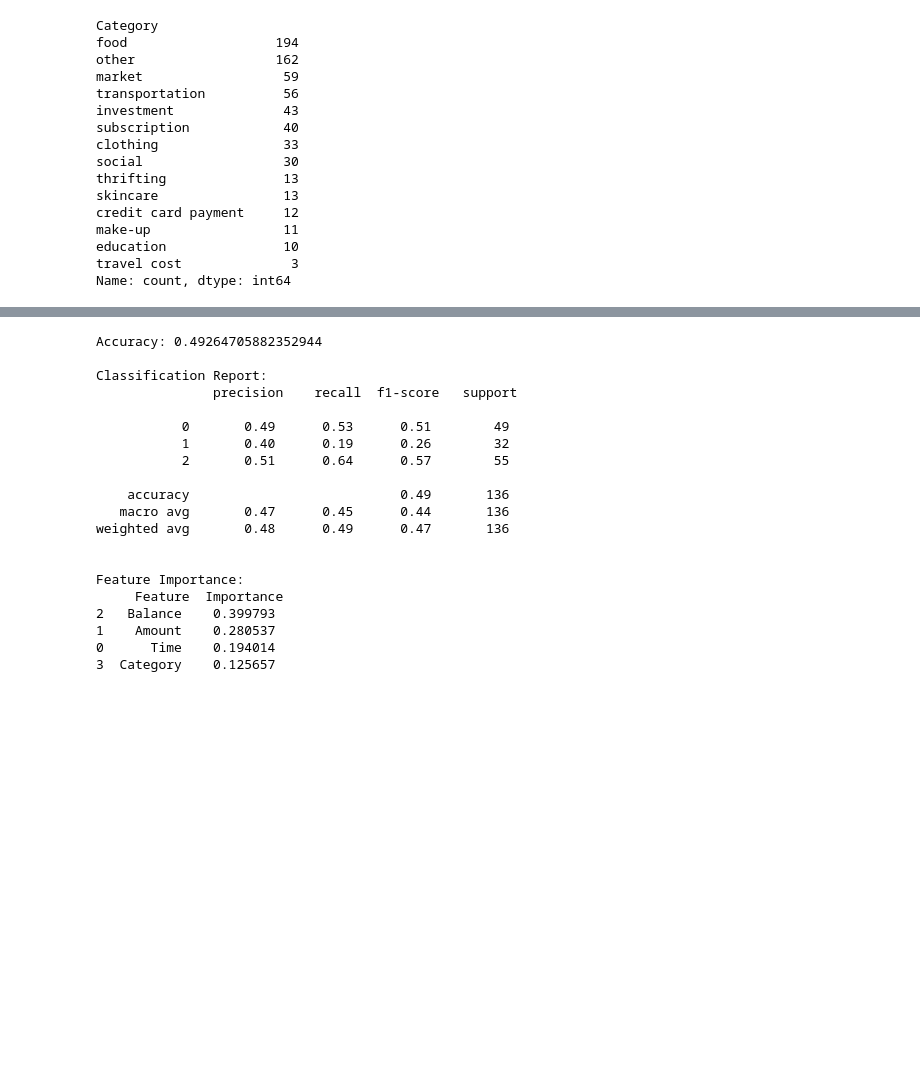
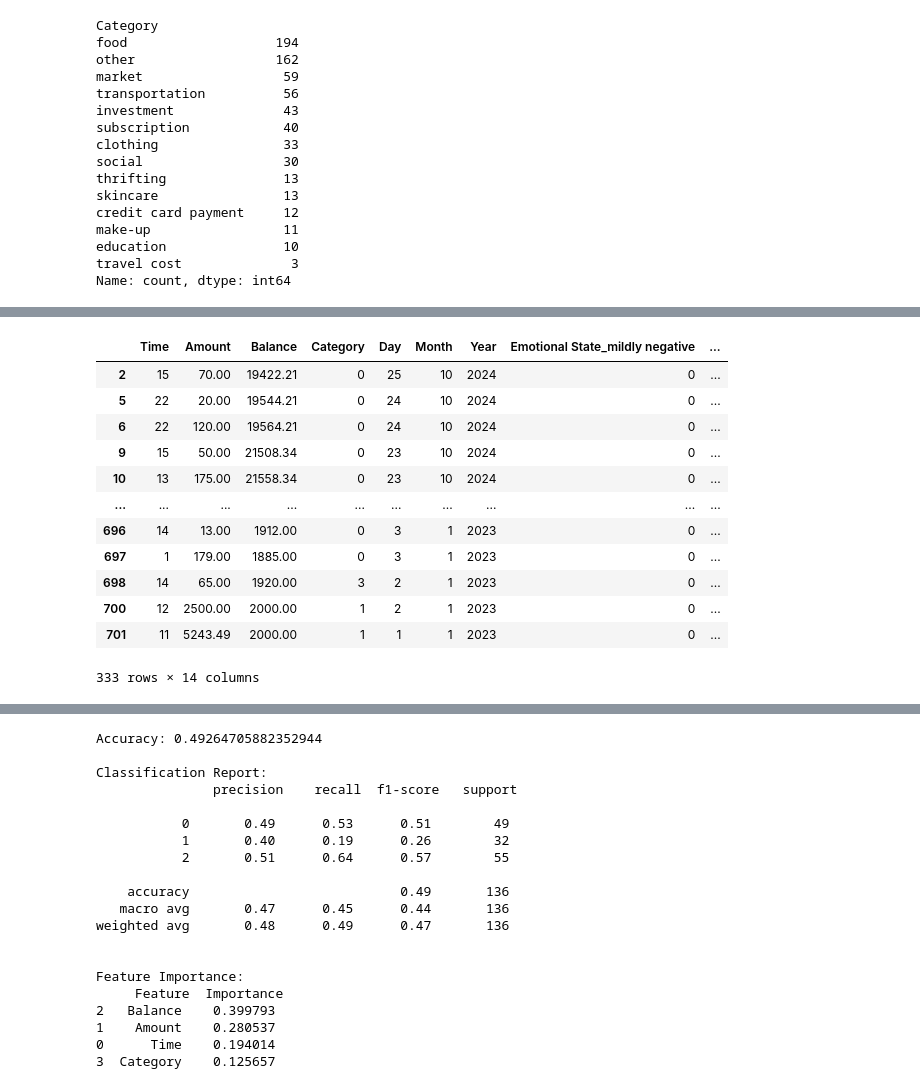
Before and after one commit to sudentrs/DSA210-Data-Science-Term-Project, a Jupyter notebook: ml.ipynb, the cells around one changed output, grey strips where cells are left out. Cells and saved outputs as stored; diff of their text form; code cells hidden in the pictures; blank space fills up the shorter version.

```diff
--- a/ml.ipynb
+++ b/ml.ipynb
@@ -127,0 +123,28 @@ df['Category'] = le.fit_transform(df['Category'])
+# %%
+df['Amount'] = df['Amount'].abs()  # Absolute value for Amount
+df['Time'] = df['Time'].astype(int)  # Ensure Time is an integer representing the hour
+df['Day'] = df['Day'].astype(int)  # Ensure Day is an integer
+df['Month'] = df['Month'].astype(int)  # Ensure Month is an integer
+df['Year'] = df['Year'].astype(int)  # Ensure Year is an integer
+df['Emotional State_mildly negative'] = df['Emotional State_mildly negative'].astype(int)  # Ensure Emotional State is an integer
+df['Emotional State_mildly positive'] = df['Emotional State_mildly positive'].astype(int)  # Ensure Emotional State is an integer
+df['Emotional State_negative'] = df['Emotional State_negative'].astype(int)  # Ensure Emotional State is an integer
+df['Emotional State_neutral'] = df['Emotional State_neutral'].astype(int)  # Ensure Emotional State is an integer
+df['Emotional State_positive'] = df['Emotional State_positive'].astype(int)  # Ensure Emotional State is an integer
+df['Emotional State_strong negative'] = df['Emotional State_strong negative'].astype(int)  # Ensure Emotional State is an integer
+df['Emotional State_strong positive'] = df['Emotional State_strong positive'].astype(int)  # Ensure Emotional State is an integer
+df
+# %% [output]
+|  | Time | Amount | Balance | Category | Day | Month | Year | Emotional State_mildly negative | ... |
+| 2 | 15 | 70.00 | 19422.21 | 0 | 25 | 10 | 2024 | 0 | ... |
+| 5 | 22 | 20.00 | 19544.21 | 0 | 24 | 10 | 2024 | 0 | ... |
+| 6 | 22 | 120.00 | 19564.21 | 0 | 24 | 10 | 2024 | 0 | ... |
+| 9 | 15 | 50.00 | 21508.34 | 0 | 23 | 10 | 2024 | 0 | ... |
+| 10 | 13 | 175.00 | 21558.34 | 0 | 23 | 10 | 2024 | 0 | ... |
+| ... | ... | ... | ... | ... | ... | ... | ... | ... | ... |
+| 696 | 14 | 13.00 | 1912.00 | 0 | 3 | 1 | 2023 | 0 | ... |
+| 697 | 1 | 179.00 | 1885.00 | 0 | 3 | 1 | 2023 | 0 | ... |
+| 698 | 14 | 65.00 | 1920.00 | 3 | 2 | 1 | 2023 | 0 | ... |
+| 700 | 12 | 2500.00 | 2000.00 | 1 | 2 | 1 | 2023 | 0 | ... |
+| 701 | 11 | 5243.49 | 2000.00 | 1 | 1 | 1 | 2023 | 0 | ... |
+333 rows × 14 columns
```
Also changed, not shown: parts of 15 cells of this notebook, 5 other files.
